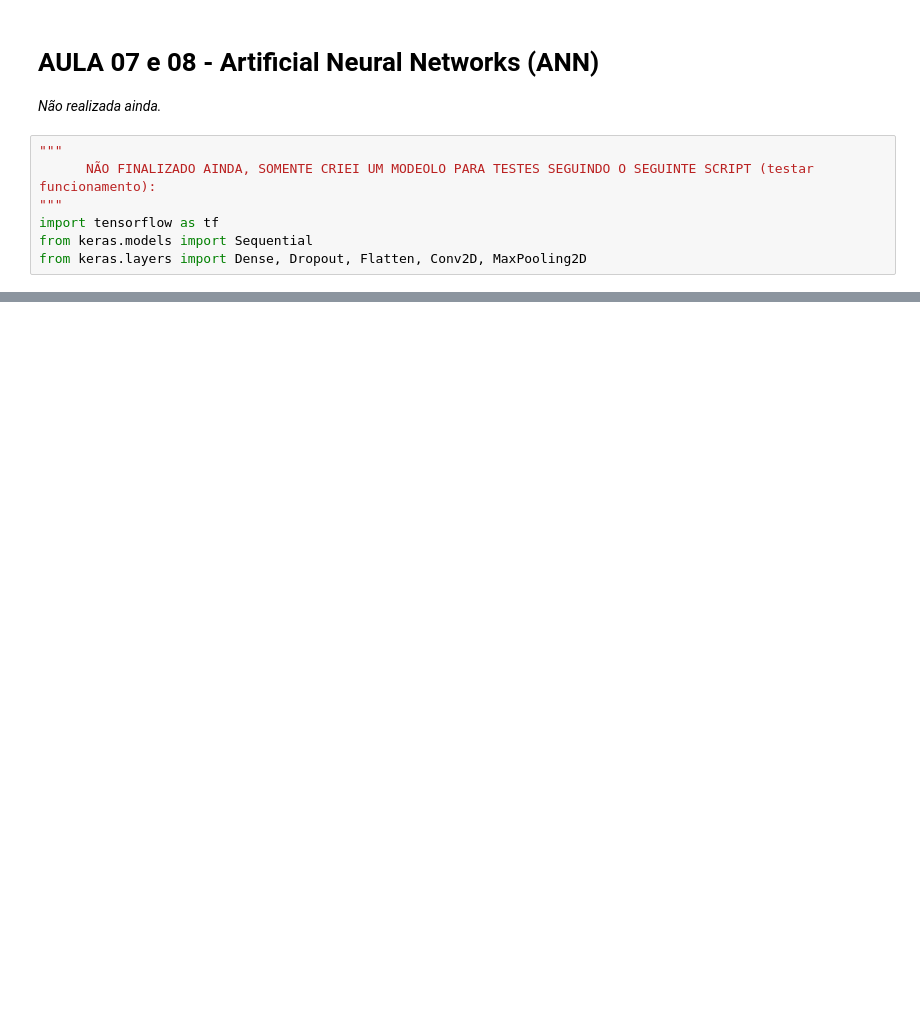
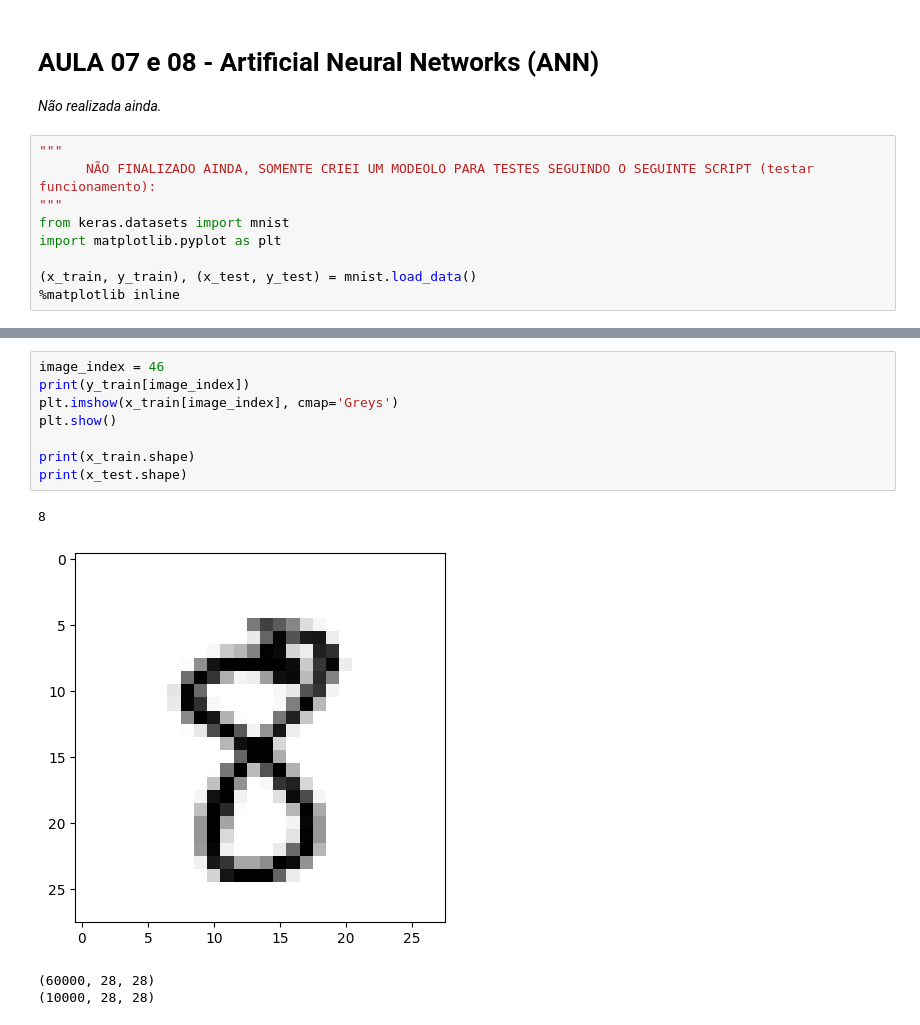
Before and after one commit to leonardochernandes/IAMA, a Jupyter notebook: read_data_Leonardo.ipynb, the cells around one changed output, grey strips where cells are left out. Saved outputs shown, nothing was run; the diff lists cells and outputs as text; blank space fills up the shorter version.

```diff
--- a/read_data_Leonardo.ipynb
+++ b/read_data_Leonardo.ipynb
@@ -643,6 +626,8 @@ print(classification_report(y_target, y_pred_ocsvm, target_names=['Falha', 'Nomi
 """
       NÃO FINALIZADO AINDA, SOMENTE CRIEI UM MODEOLO PARA TESTES SEGUINDO O SEGUINTE SCRIPT (testar funcionamento):
 """
-import tensorflow as tf
-from keras.models import Sequential
-from keras.layers import Dense, Dropout, Flatten, Conv2D, MaxPooling2D
+from keras.datasets import mnist
+import matplotlib.pyplot as plt
+
+(x_train, y_train), (x_test, y_test) = mnist.load_data()
+%matplotlib inline
@@ -648,0 +637,13 @@ from keras.layers import Dense, Dropout, Flatten, Conv2D, MaxPooling2D
+# %%
+image_index = 46
+print(y_train[image_index])
+plt.imshow(x_train[image_index], cmap='Greys')
+plt.show()
+
+print(x_train.shape)
+print(x_test.shape)
+# %% [output]
+8
+[figure, added]
+(60000, 28, 28)
+(10000, 28, 28)
```
Also changed, not shown: parts of 12 cells of this notebook.
